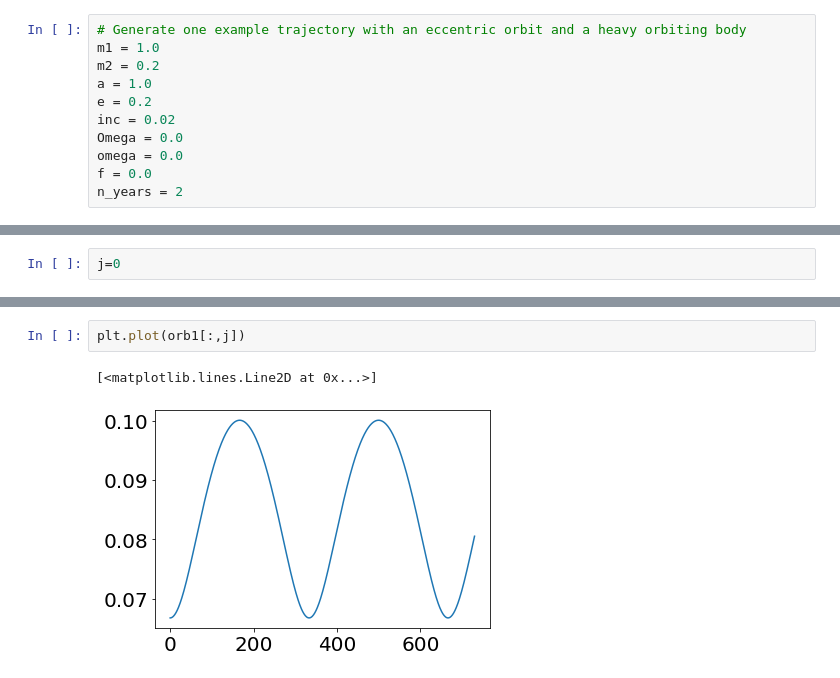
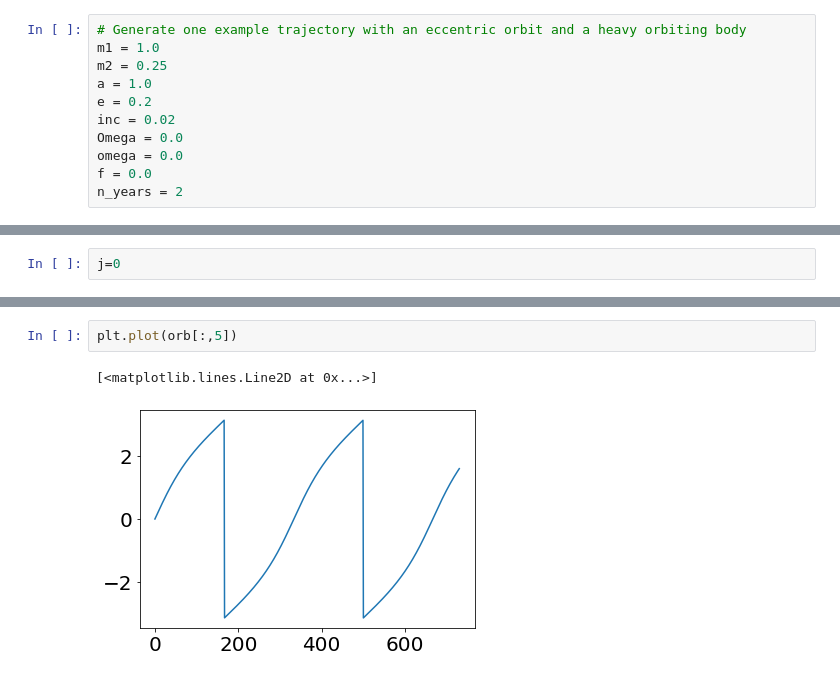
Before and after one commit to memanuel/IACS-n-body, a Jupyter notebook: src/two-body.ipynb, the cells around one changed output, grey strips where cells are left out. Saved outputs shown, nothing was run; the diff lists cells and outputs as text.

```diff
--- a/src/two-body.ipynb
+++ b/src/two-body.ipynb
@@ -225,7 +213,7 @@ a
 # %%
 # Generate one example trajectory with an eccentric orbit and a heavy orbiting body
 m1 = 1.0
-m2 = 0.2
+m2 = 0.25
 a = 1.0
 e = 0.2
 inc = 0.02
@@ -393,5 +451,5 @@ j=0
 # %%
-plt.plot(orb1[:,j])
+plt.plot(orb[:,5])
 # %% [output]
 [<matplotlib.lines.Line2D at 0x...>]
-[figure, old version]
+[figure, new version]
```
Also changed, not shown: parts of 24 cells of this notebook, 3 other files.
